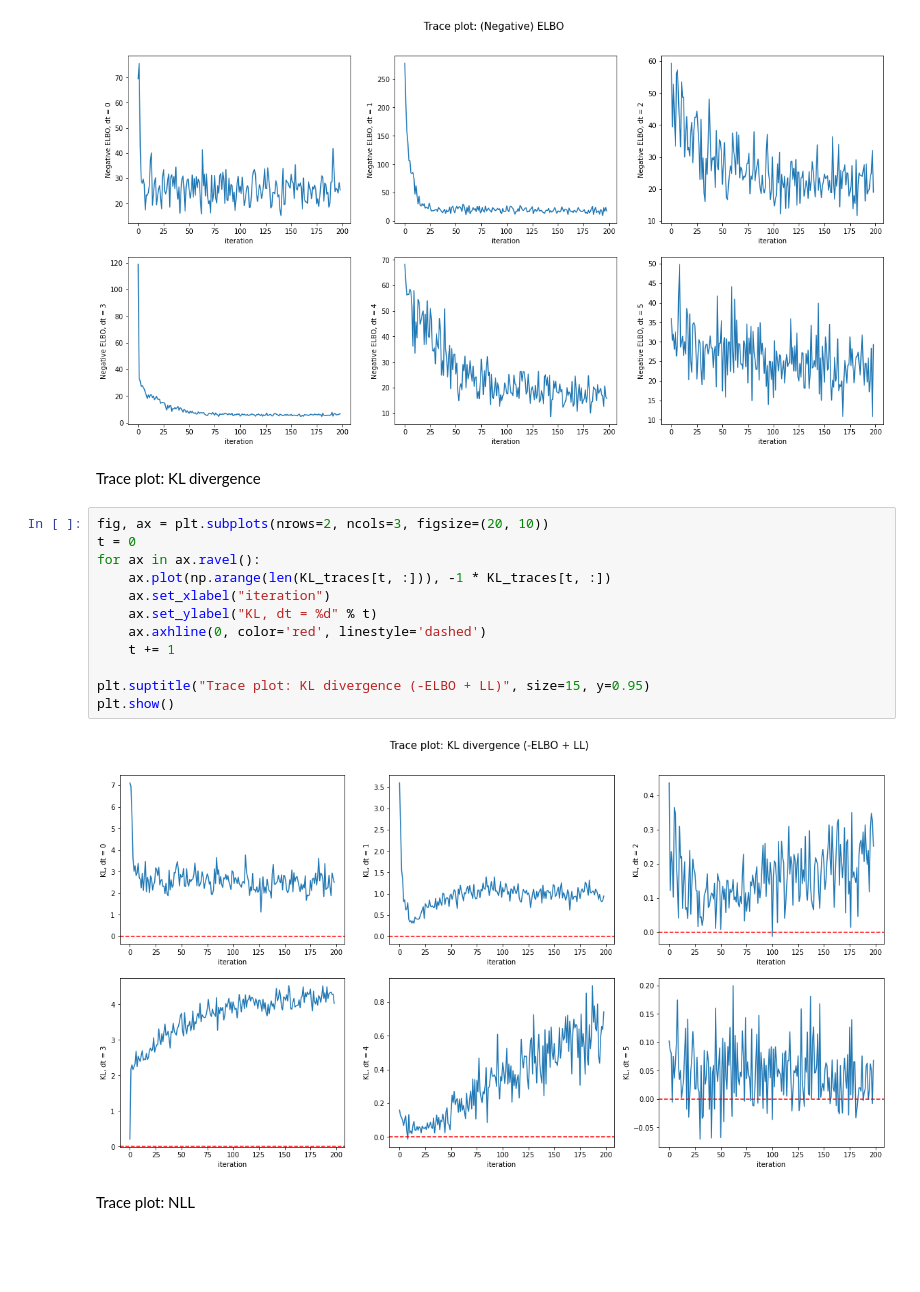
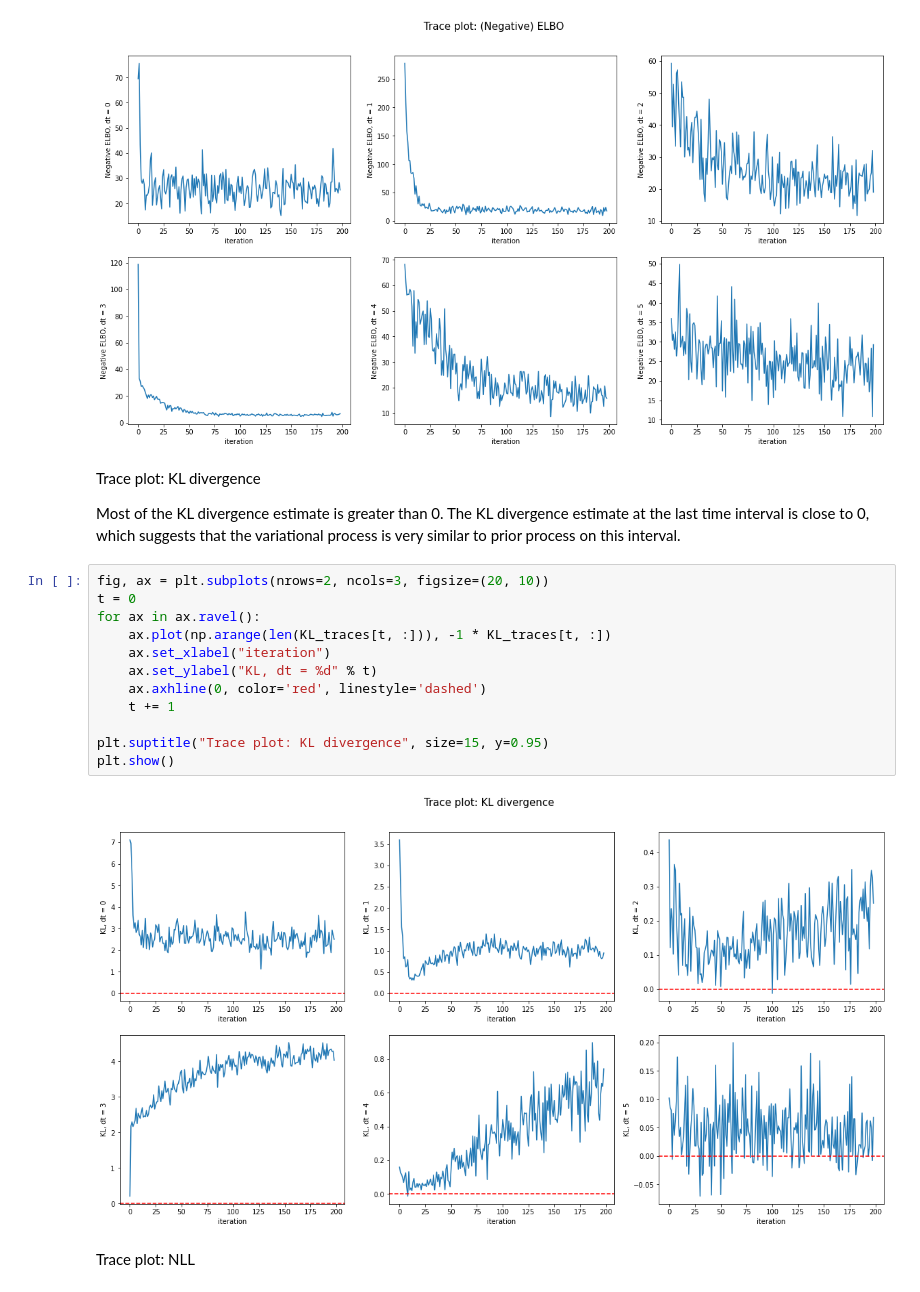
Before and after one commit to thysics/VI_SDE, a Jupyter notebook: EX02_VI-TOU.ipynb, the cells around one changed output. Drawn from its saved outputs; the diff is of its cells as text; blank space fills up the shorter version.

```diff
--- a/EX02_VI-TOU.ipynb
+++ b/EX02_VI-TOU.ipynb
@@ -335,20 +345,22 @@ plt.show()
 [figure]
 # %% [markdown]
 Trace plot: KL divergence
+
+Most of the KL divergence estimate is greater than 0. The KL divergence estimate at the last time interval is close to 0, which suggests that the variational process is very similar to prior process on this interval.
 # %%
 fig, ax = plt.subplots(nrows=2, ncols=3, figsize=(20, 10))
 t = 0
 for ax in ax.ravel():
     ax.plot(np.arange(len(KL_traces[t, :])), -1 * KL_traces[t, :])
     ax.set_xlabel("iteration")
     ax.set_ylabel("KL, dt = %d" % t)
     ax.axhline(0, color='red', linestyle='dashed')
     t += 1
 
-plt.suptitle("Trace plot: KL divergence (-ELBO + LL)", size=15, y=0.95)
+plt.suptitle("Trace plot: KL divergence", size=15, y=0.95)
 plt.show()
 # %% [output]
-[figure, old version]
+[figure, new version]
 # %% [markdown]
 Trace plot: NLL
 # %%
```
Also changed, not shown: parts of 11 cells of this notebook, 2 other files.
